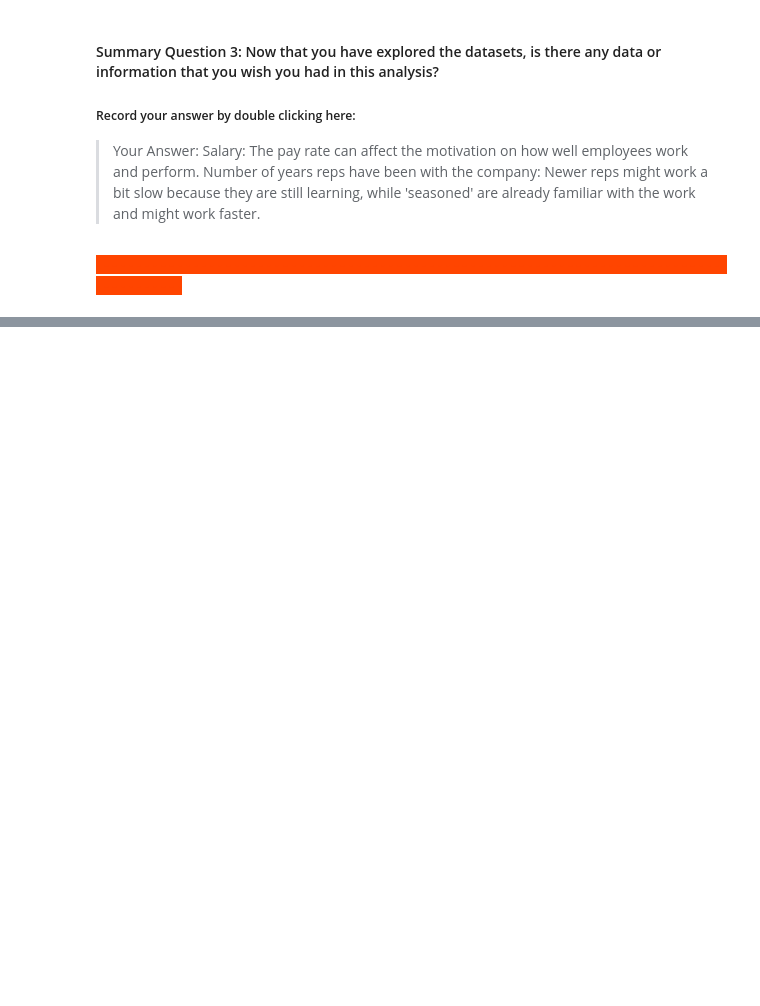
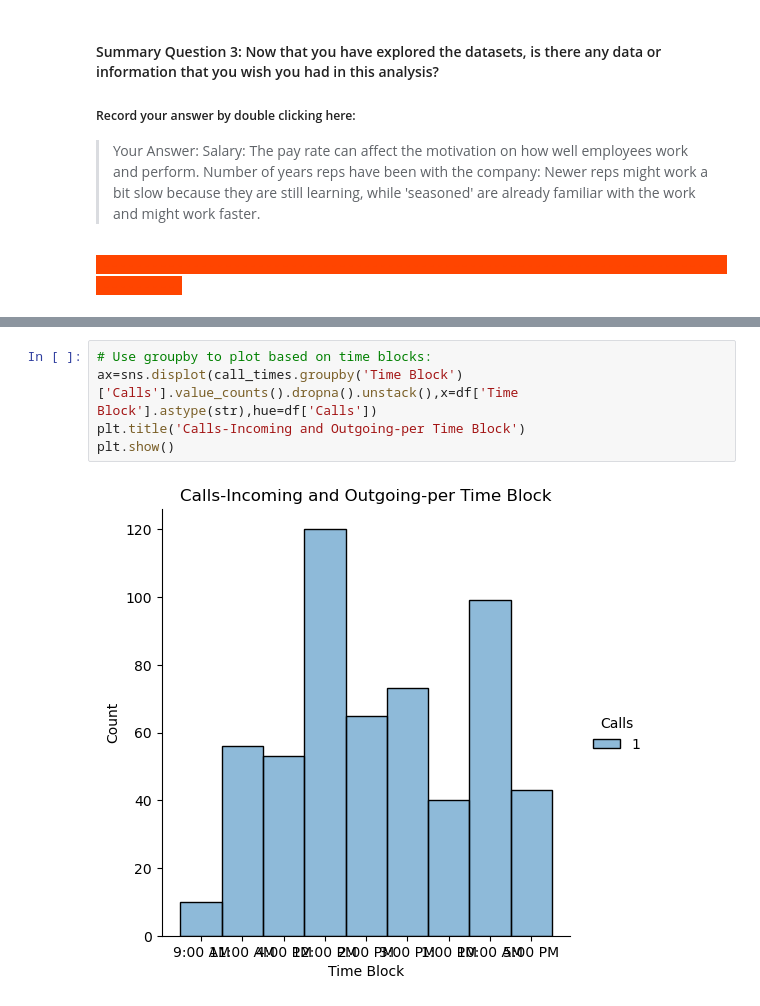
Before and after one commit to tshililoa/call-center-cleanup-assignment, a Jupyter notebook: Call_Center_Cleanup.ipynb, the cells around one changed output, grey strips where cells are left out. Drawn from its saved outputs; the diff is of its cells as text; blank space fills up the shorter version.

```diff
--- a/Call_Center_Cleanup.ipynb
+++ b/Call_Center_Cleanup.ipynb
@@ -598,0 +647,7 @@ call_times = df[["Time Block", "Call Purpose", "Incoming or Outgoing", "Calls"]]
+# %%
+# Use groupby to plot based on time blocks:
+ax=sns.displot(call_times.groupby('Time Block')['Calls'].value_counts().dropna().unstack(),x=df['Time Block'].astype(str),hue=df['Calls'])
+plt.title('Calls-Incoming and Outgoing-per Time Block')
+plt.show()
+# %% [output]
+[figure, added]
```
Also changed, not shown: parts of 25 cells of this notebook.
